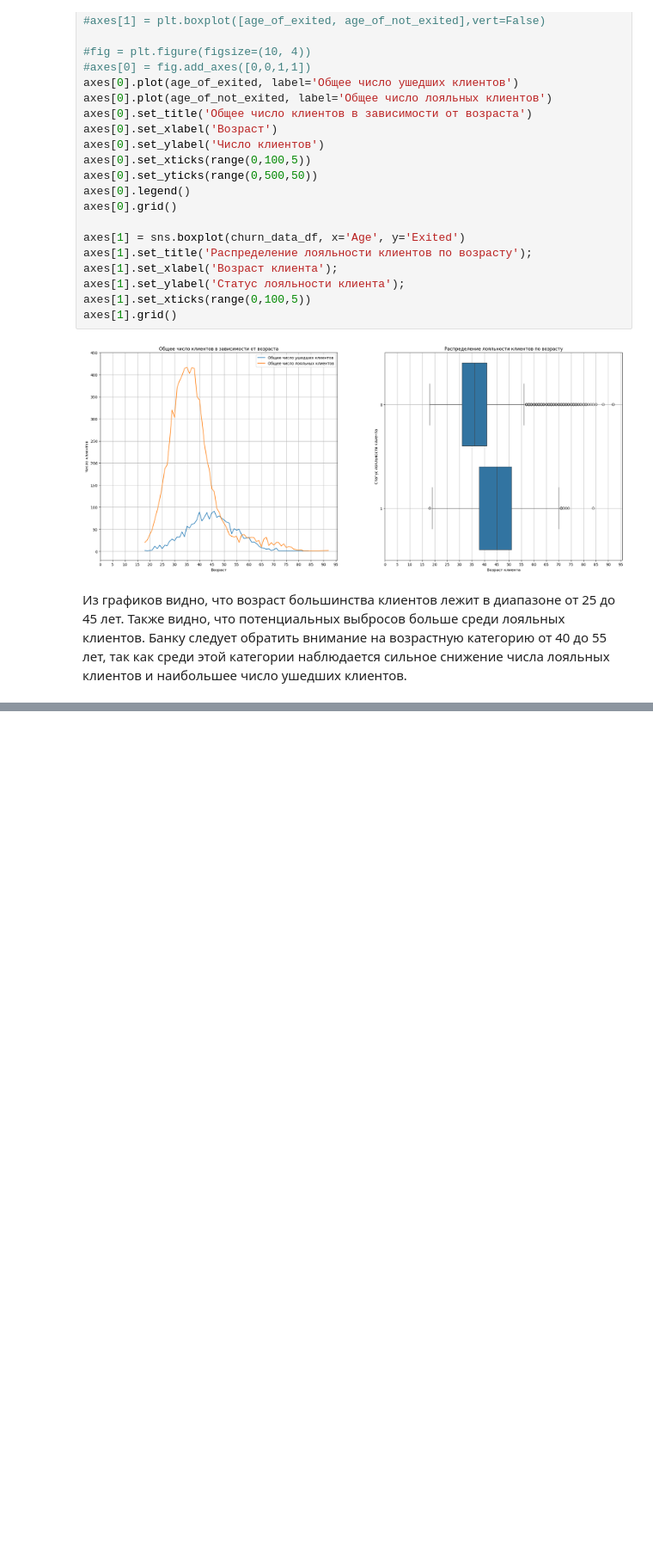
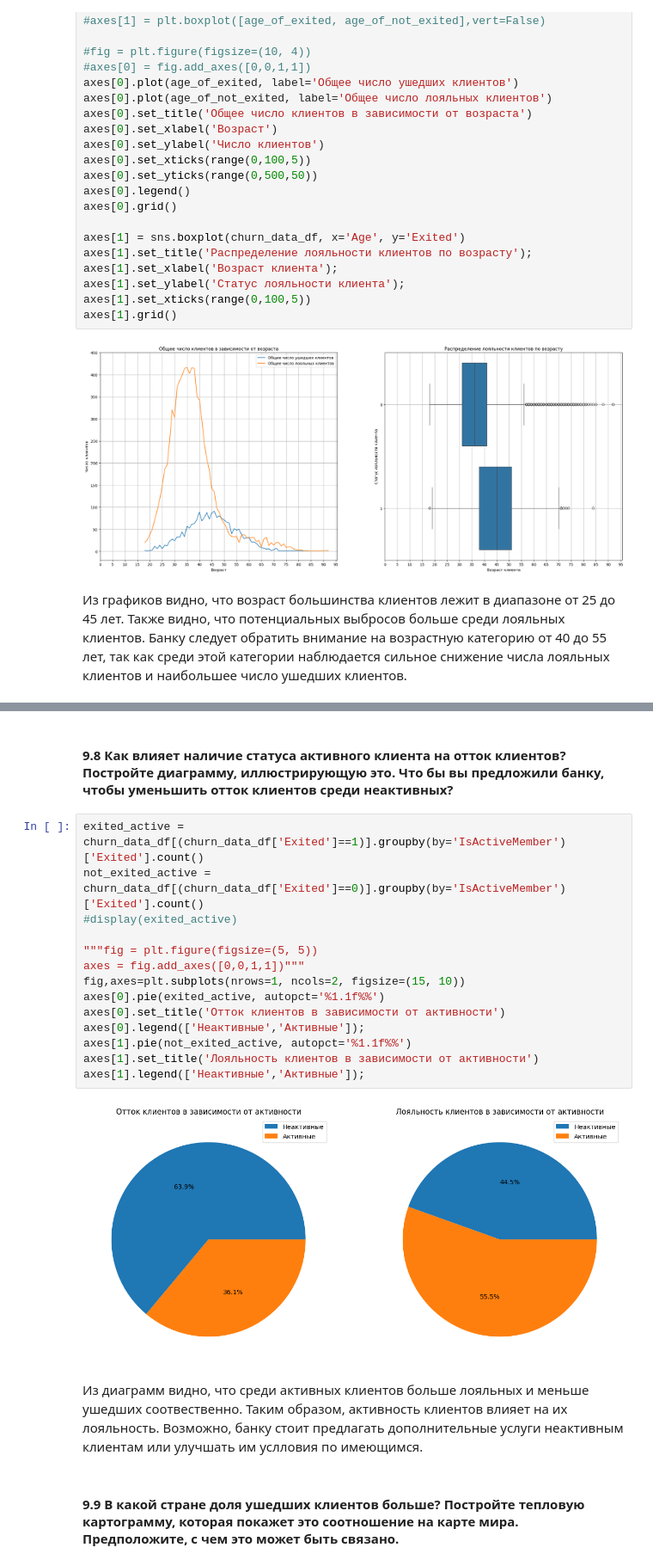
Before and after one commit to vokhmianin-da/sf_data_science, a Jupyter notebook: PYTHON-13. VISUALISATION/Practic.ipynb, the cells around one changed output, grey strips where cells are left out. Shown at 86% size. Drawn from its saved outputs; the diff is of its cells as text; blank space fills up the shorter version.

```diff
--- a/PYTHON-13. VISUALISATION/Practic.ipynb
+++ b/PYTHON-13. VISUALISATION/Practic.ipynb
@@ -140,0 +198,22 @@ axes[1].grid()
+# %% [markdown]
+#### 9.8 Как влияет наличие статуса активного клиента на отток клиентов? Постройте диаграмму, иллюстрирующую это. Что бы вы предложили банку, чтобы уменьшить отток клиентов среди неактивных?
+# %%
+exited_active = churn_data_df[(churn_data_df['Exited']==1)].groupby(by='IsActiveMember')['Exited'].count()
+not_exited_active = churn_data_df[(churn_data_df['Exited']==0)].groupby(by='IsActiveMember')['Exited'].count()
+#display(exited_active)
+
+"""fig = plt.figure(figsize=(5, 5))
+axes = fig.add_axes([0,0,1,1])"""
+fig,axes=plt.subplots(nrows=1, ncols=2, figsize=(15, 10))
+axes[0].pie(exited_active, autopct='%1.1f%%')
+axes[0].set_title('Отток клиентов в зависимости от активности')
+axes[0].legend(['Неактивные','Активные']);
+axes[1].pie(not_exited_active, autopct='%1.1f%%')
+axes[1].set_title('Лояльность клиентов в зависимости от активности')
+axes[1].legend(['Неактивные','Активные']);
+# %% [output]
+[figure, added]
+# %% [markdown]
+Из диаграмм видно, что среди активных клиентов больше лояльных и меньше ушедших соотвественно. Таким образом, активность клиентов влияет на их лояльность. Возможно, банку стоит предлагать дополнительные услуги неактивным клиентам или улучшать им услловия по имеющимся.
+# %% [markdown]
+#### 9.9  В какой стране доля ушедших клиентов больше? Постройте тепловую картограмму, которая покажет это соотношение на карте мира. Предположите, с чем это может быть связано.
```
Also changed, not shown: parts of 14 cells of this notebook.
